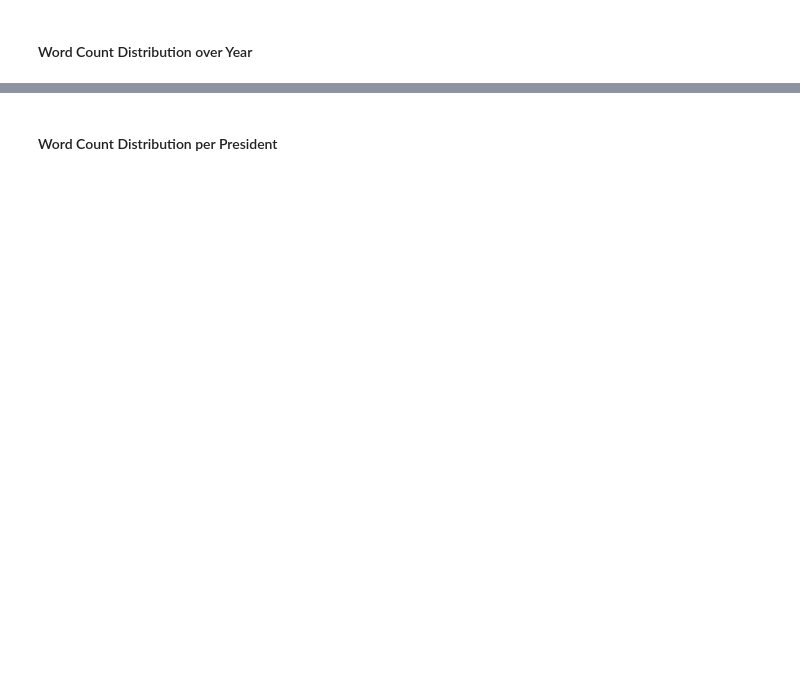
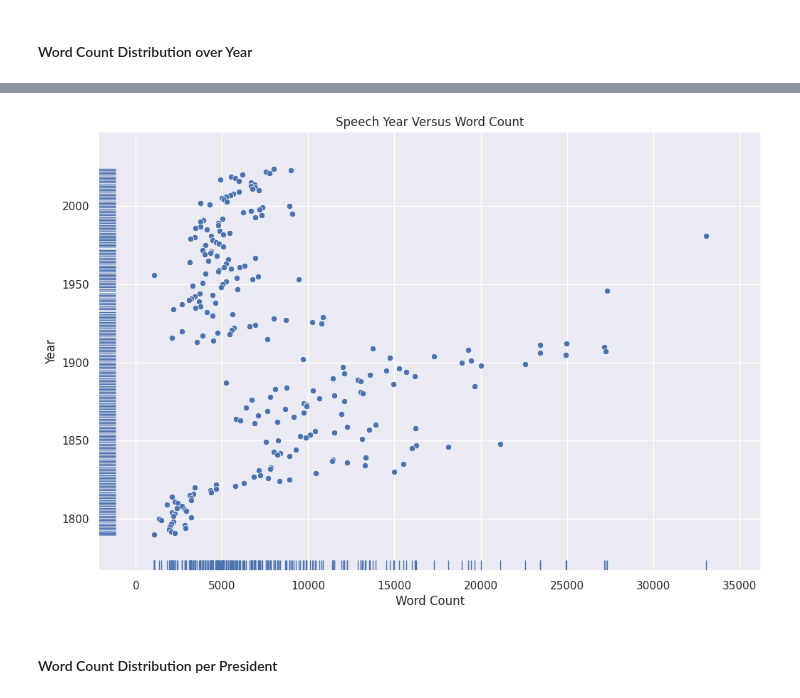
Before and after one commit to UCB-stat-159-f25/proj02-group08, a Jupyter notebook: notebooks/nlp-P01.ipynb, the cells around one changed output, grey strips where cells are left out. Saved outputs shown, nothing was run; the diff lists cells and outputs as text; code cells hidden in the pictures; blank space fills up the shorter version.

```diff
--- a/notebooks/nlp-P01.ipynb
+++ b/notebooks/nlp-P01.ipynb
@@ -93,5 +238,40 @@ Replicate the plots below using the hints specified. For each plot, provide some
 # %%
 # Hint: try seaborn.rugplot()
+# sns.scatterplot(data=sou, x="Word Count", y="Year")
+# sns.rugplot(data=sou, x="Word Count", y="Year")
+
+def plot_word_count_distribution_per(
+    dataframe: pd.DataFrame,
+    title: str = "Enter Title Here",
+    xlabel: ty.Optional[str] = None,
+    ylabel: ty.Optional[str] = None,
+    figsize: ty.Tuple[int, int] = (12, 6)
+) -> plt.Figure:
+
+    # plot configuration
+    fig, ax = plt.subplots(figsize=figsize)
+
+    sns.scatterplot(data=dataframe, x=xlabel, y=ylabel, ax=ax)
+    sns.rugplot(data=dataframe, x=xlabel, y=ylabel, ax=ax)
+
+    # plot labels
+
+    ax.set_title(title)
+    if xlabel: ax.set_xlabel(xlabel)
+    if ylabel: ax.set_ylabel(ylabel)
+
+    # fig.tight_layout()
+    # return fig
+
+plot_word_count_distribution_per(
+    dataframe=sou,
+    title="Speech Year Versus Word Count",
+    xlabel="Word Count",
+    ylabel="Year",
+    figsize=(XDIMENSION, YDIMENSION)
+)
+# %% [output]
+[figure, added]
 # %% [markdown]
 #### Word Count Distribution per President
 # %%
```
Also changed, not shown: parts of 13 cells of this notebook, 15 other files.
